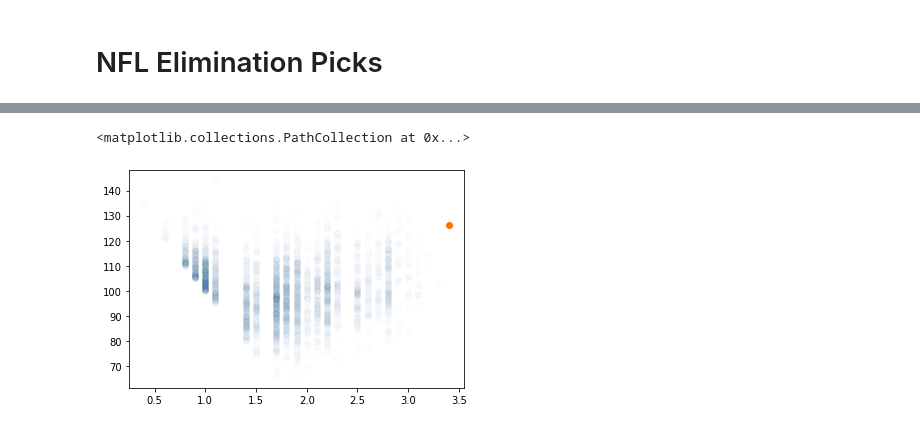
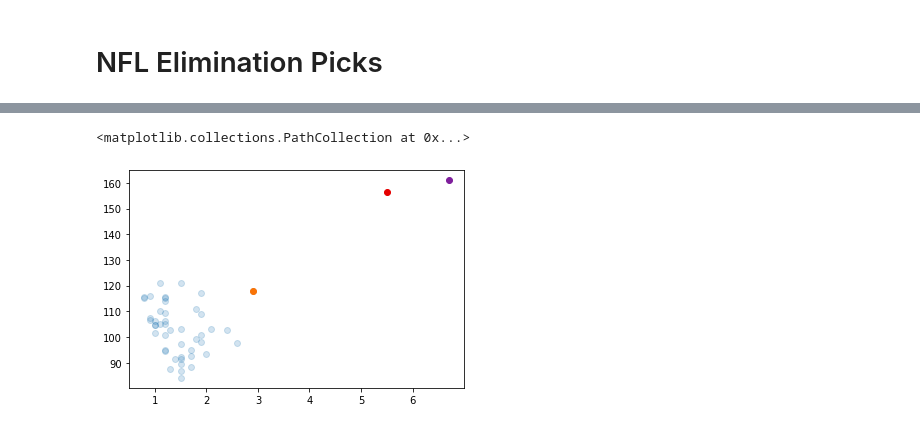
Before and after one commit to nicktimko/nfl-survival-picks, a Jupyter notebook: picks.ipynb, the cells around one changed output, grey strips where cells are left out. Drawn from its saved outputs; the diff is of its cells as text; code cells hidden in the pictures.

Commit message:
Drop bettor section, update for week 2

```diff
--- a/picks.ipynb
+++ b/picks.ipynb
@@ -297,7 +296,7 @@ picks = []
 
 HOME_POWER_BUMP = 6.0
 
-for n in range(100_000_000):
+for n in range(1_000_000):
     this_pick = top_picks[:]
     random.shuffle(this_pick)
     try:
@@ -371,0 +473,8 @@ best_point = [min(best_scores), sum(best_scores)]
+# %%
+my_past_picks = [
+    "KC", # week 1
+    "TEN", # week 2
+]
+# %%
+pp = PickPermuter(powers, schedule, home_bump=3, past_picks=my_past_picks)
+pp.describe_pick()
@@ -371,0 +499,4 @@ best_point = [min(best_scores), sum(best_scores)]
+# %%
+pplg = PickPermuter(powers, schedule, past_picks=my_past_picks)
+pplg.pick = pplg.limited_greedy(limit=8)
+pplg.describe_pick()
@@ -372,8 +521,11 @@ best_point = [min(best_scores), sum(best_scores)]
 # %%
 f, ax = plt.subplots()
-ax.scatter(*zip(*picks), alpha=0.01)
+ax.scatter(*zip(*picks), alpha=0.2)
 
 ax.scatter(*best_point, color="xkcd:orange")
+
+ax.scatter(min(pp.pick_score), sum(pp.pick_score), color="xkcd:red")
+ax.scatter(min(pplg.pick_score), sum(pplg.pick_score), color="xkcd:purple")
 # %% [output]
 <matplotlib.collections.PathCollection at 0x...>
-[figure, old version]
+[figure, new version]
```
Also changed, not shown: parts of 42 cells of this notebook.
